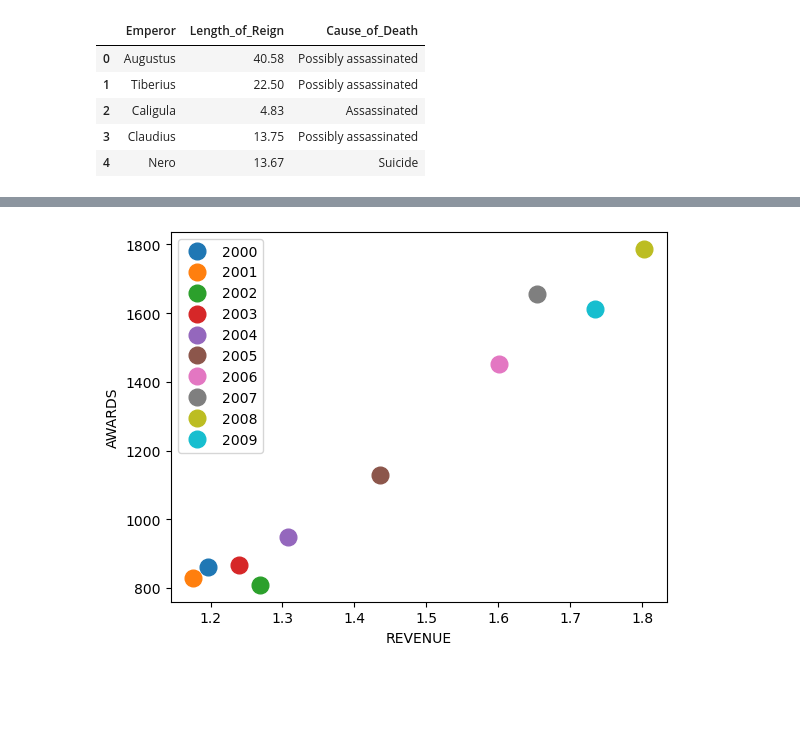
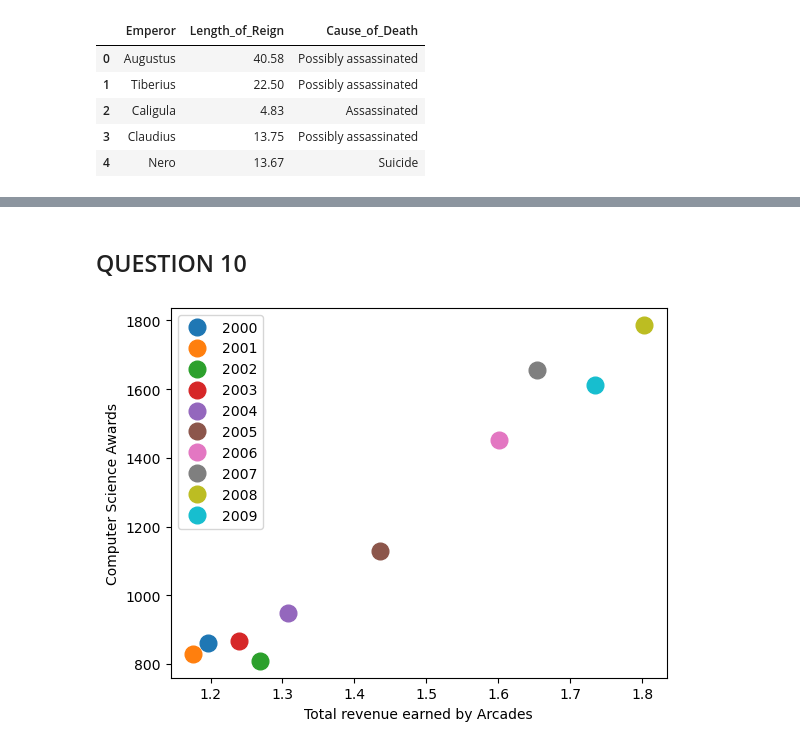
Before and after one commit to AbisolaOlakanmi/Abisola.Olakanmi.BDAT1004PS3, a Jupyter notebook: Abisola.Olakanmi.BDAT1004PS3.ipynb, the cells around one changed output, grey strips where cells are left out. Drawn from its saved outputs; the diff is of its cells as text; code cells hidden in the pictures; blank space fills up the shorter version.

```diff
--- a/Abisola.Olakanmi.BDAT1004PS3.ipynb
+++ b/Abisola.Olakanmi.BDAT1004PS3.ipynb
@@ -1096,16 +1094,18 @@ fig.show()
+# %% [markdown]
+## QUESTION 10
 # %%
 file = 'arcade-revenue-vs-cs-doctorates.csv'
 df = pd.read_csv(file)
 df.rename(columns = {'Total Arcade Revenue (billions)':'REVENUE','Computer Science Doctorates Awarded (US)':'AWARDS'}, inplace=True)
 groups = df.groupby('Year')
 for name, group in groups:
     plt.plot(group.REVENUE, group.AWARDS, marker='o', linestyle='', markersize=12, label=name)
 
 plt.legend()
-plt.xlabel("REVENUE")
-plt.ylabel("AWARDS")
+plt.xlabel("Total revenue earned by Arcades")
+plt.ylabel("Computer Science Awards")
 
 # show the scatter plot
 plt.show()
 # %% [output]
-[figure, old version]
+[figure, new version]
```
Also changed, not shown: parts of 17 cells of this notebook.
